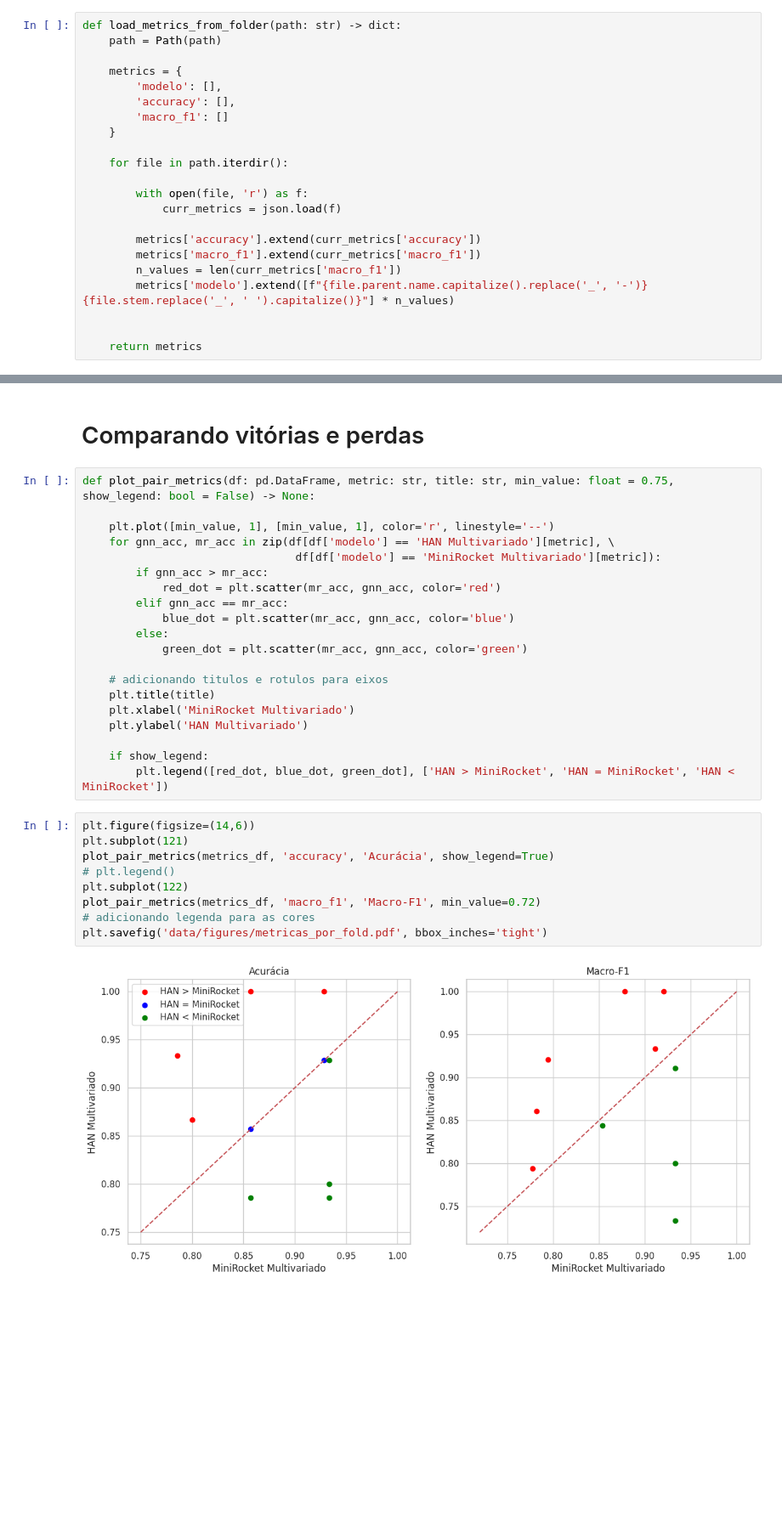
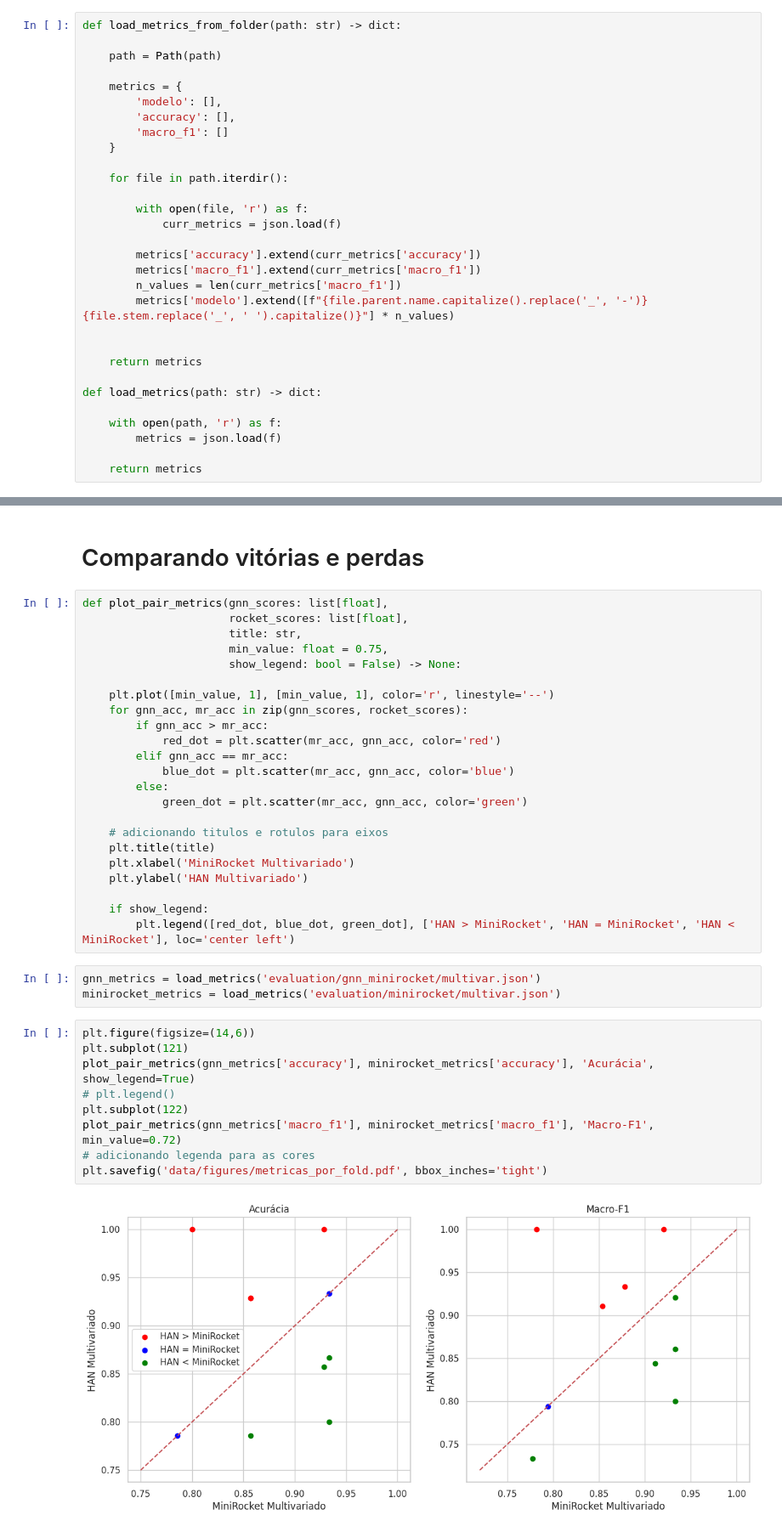
Before and after one commit to kenzosakiyama/scc5977-series-temporais, a Jupyter notebook: comparando_experimentos_classif.ipynb, the cells around one changed output, grey strips where cells are left out. Shown at 85% size. Cells and saved outputs as stored; diff of their text form; blank space fills up the shorter version.

```diff
--- a/comparando_experimentos_classif.ipynb
+++ b/comparando_experimentos_classif.ipynb
@@ -9,6 +9,7 @@ from pathlib import Path
 import pandas as pd
 # %%
 def load_metrics_from_folder(path: str) -> dict:
+
     path = Path(path)
 
     metrics = {
@@ -29,5 +30,12 @@ def load_metrics_from_folder(path: str) -> dict:
 
 
     return metrics
+
+def load_metrics(path: str) -> dict:
+
+    with open(path, 'r') as f:
+        metrics = json.load(f)
+
+    return metrics
 # %%
 multirocket_df = pd.DataFrame.from_dict(load_metrics_from_folder(MINIROCKET_PATH))
@@ -120,11 +138,14 @@ metrics_df.groupby(by='modelo').describe()
 # %% [markdown]
 # Comparando vitórias e perdas
 # %%
-def plot_pair_metrics(df: pd.DataFrame, metric: str, title: str, min_value: float = 0.75, show_legend: bool = False) -> None:
+def plot_pair_metrics(gnn_scores: list[float],
+                      rocket_scores: list[float],
+                      title: str,
+                      min_value: float = 0.75,
+                      show_legend: bool = False) -> None:
 
     plt.plot([min_value, 1], [min_value, 1], color='r', linestyle='--')
-    for gnn_acc, mr_acc in zip(df[df['modelo'] == 'HAN Multivariado'][metric], \
-                                df[df['modelo'] == 'MiniRocket Multivariado'][metric]):
+    for gnn_acc, mr_acc in zip(gnn_scores, rocket_scores):
         if gnn_acc > mr_acc:
             red_dot = plt.scatter(mr_acc, gnn_acc, color='red')
         elif gnn_acc == mr_acc:
@@ -138,15 +159,18 @@ def plot_pair_metrics(df: pd.DataFrame, metric: str, title: str, min_value: floa
     plt.ylabel('HAN Multivariado')
 
     if show_legend:
-        plt.legend([red_dot, blue_dot, green_dot], ['HAN > MiniRocket', 'HAN = MiniRocket', 'HAN < MiniRocket'])
+        plt.legend([red_dot, blue_dot, green_dot], ['HAN > MiniRocket', 'HAN = MiniRocket', 'HAN < MiniRocket'], loc='center left')
+# %%
+gnn_metrics = load_metrics('evaluation/gnn_minirocket/multivar.json')
+minirocket_metrics = load_metrics('evaluation/minirocket/multivar.json')
 # %%
 plt.figure(figsize=(14,6))
 plt.subplot(121)
-plot_pair_metrics(metrics_df, 'accuracy', 'Acurácia', show_legend=True)
+plot_pair_metrics(gnn_metrics['accuracy'], minirocket_metrics['accuracy'], 'Acurácia', show_legend=True)
 # plt.legend()
 plt.subplot(122)
-plot_pair_metrics(metrics_df, 'macro_f1', 'Macro-F1', min_value=0.72)
+plot_pair_metrics(gnn_metrics['macro_f1'], minirocket_metrics['macro_f1'], 'Macro-F1', min_value=0.72)
 # adicionando legenda para as cores
 plt.savefig('data/figures/metricas_por_fold.pdf', bbox_inches='tight')
 # %% [output]
-[figure, old version]
+[figure, new version]
```
Also changed, not shown: parts of 4 cells of this notebook, 6 other files.
